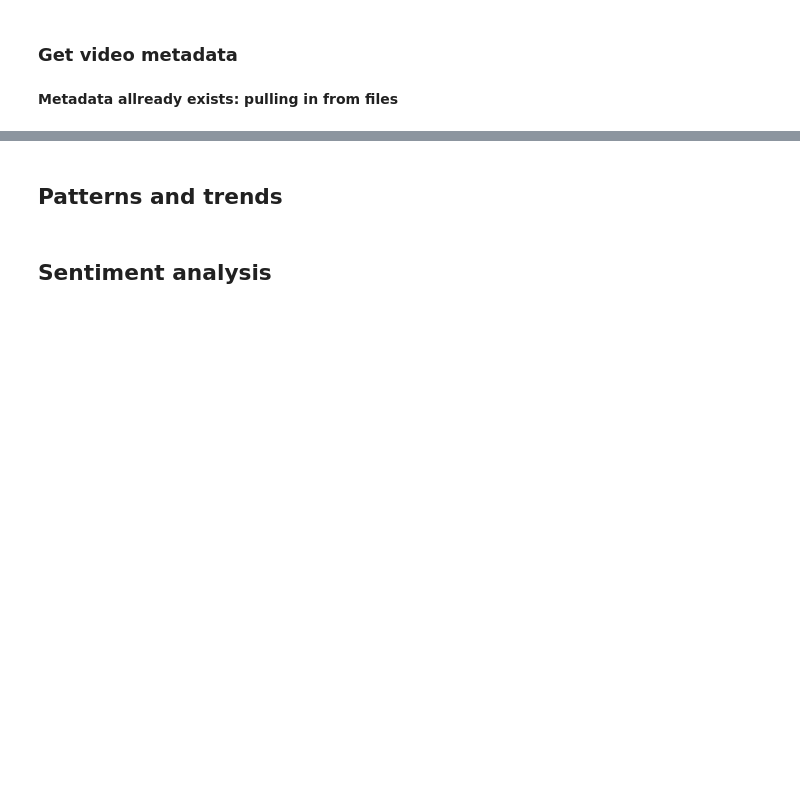
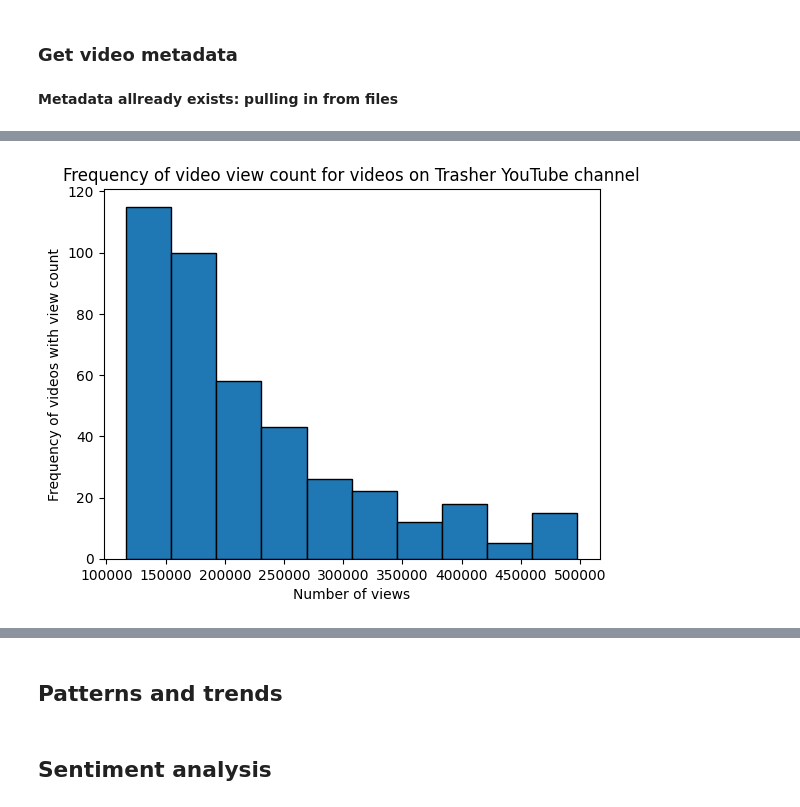
Before and after one commit to carterjandrew/anth-final-project, a Jupyter notebook: main.ipynb, the cells around one changed output, grey strips where cells are left out. Cells and saved outputs as stored; diff of their text form; code cells hidden in the pictures; blank space fills up the shorter version.

```diff
--- a/main.ipynb
+++ b/main.ipynb
@@ -258,0 +277,10 @@ else:
+# %%
+cleanedKeys = [k for k,v in metaData.items() if int(v['Views']) < 500000]
+# %%
+plt.hist([int(metaData[key]['Views']) for key in cleanedKeys], edgecolor='black')
+plt.title("Frequency of video view count for videos on Trasher YouTube channel")
+plt.xlabel("Number of views")
+plt.ylabel('Frequency of videos with view count')
+plt.show()
+# %% [output]
+[figure, added]
```
Also changed, not shown: parts of 34 cells of this notebook, 1 other file.
